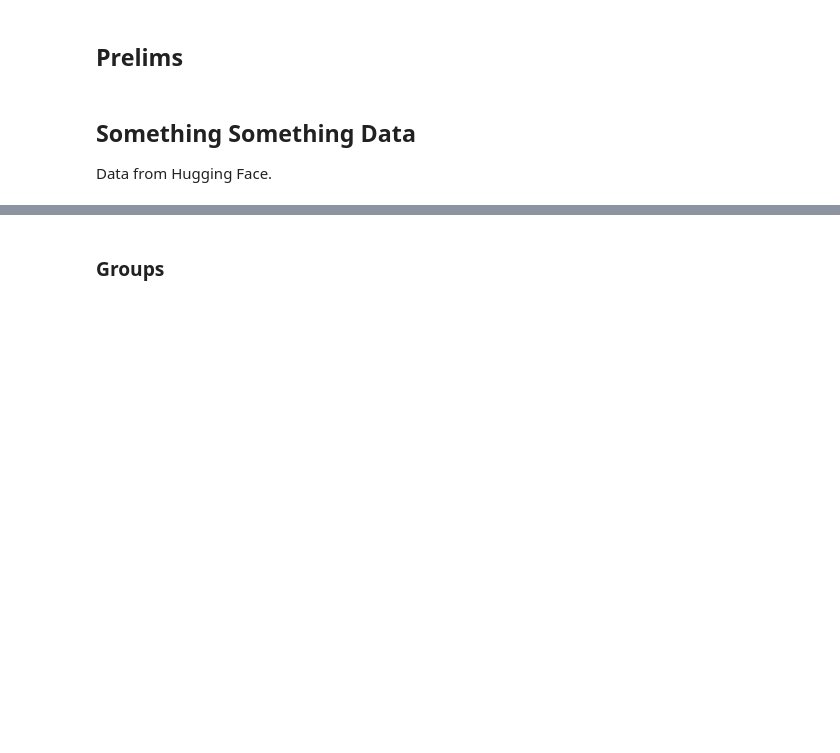
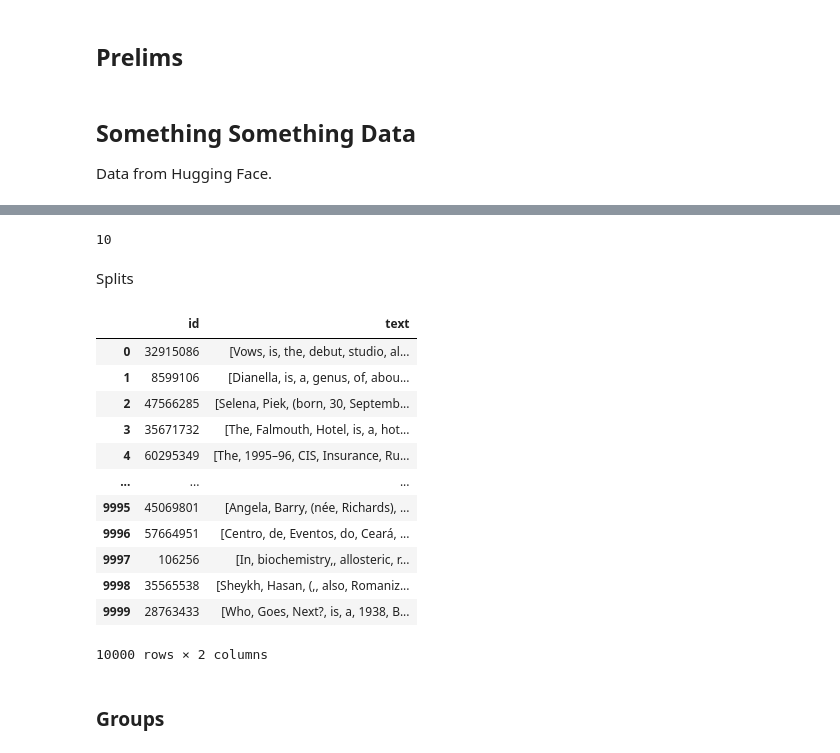
Before and after one commit to rifaaQ/cmsc674, a Jupyter notebook: test_data/test_data_example.ipynb, the cells around one changed output, grey strips where cells are left out. Saved outputs shown, nothing was run; the diff lists cells and outputs as text; code cells hidden in the pictures; blank space fills up the shorter version.

Commit message:
started word chunk splits

```diff
--- a/test_data/test_data_example.ipynb
+++ b/test_data/test_data_example.ipynb
@@ -40,6 +40,49 @@ df.head(5)
 | 2 | 47566285 | https://en.wikipedia.org/wiki/Sel... | Selena Piek | Selena Piek (born 30 September 19... |
 | 3 | 35671732 | https://en.wikipedia.org/wiki/The... | The Falmouth Hotel | The Falmouth Hotel is a hotel on ... |
 | 4 | 60295349 | https://en.wikipedia.org/wiki/199... | 1995–96 Rugby Union County Champi... | The 1995–96 CIS Insurance Rugby U... |
+# %%
+def simple_tokenize(text):
+    """
+    Simple tokenizer by white space.
+    """
+    return text.split()
+
+def tok_split(toks, num_toks):
+    """
+    Split a list of tokens so each list has tokens of same length (except possibly the last one).
+    """
+    split = [toks[i:i+num_toks] for i in range(0, len(toks), num_toks)]
+    return split
+# %%
+txt1 = df.iloc[0]['text']
+tok1 = simple_tokenize(txt1)
+splits1 = tok_split(tok1, 100)
+len(splits1)
+# %% [output]
+10
+# %% [markdown]
+Splits
+# %%
+df_tmp = df.copy()
+df_tmp = df_tmp.drop(['url','title'], axis=1) # cols not needed for now
+
+num_toks = 100
+df_tmp['text'] = df_tmp['text'].map(lambda x: simple_tokenize(x)) # tokenize
+df_tmp
+# %% [output]
+|  | id | text |
+| 0 | 32915086 | [Vows, is, the, debut, studio, al... |
+| 1 | 8599106 | [Dianella, is, a, genus, of, abou... |
+| 2 | 47566285 | [Selena, Piek, (born, 30, Septemb... |
+| 3 | 35671732 | [The, Falmouth, Hotel, is, a, hot... |
+| 4 | 60295349 | [The, 1995–96, CIS, Insurance, Ru... |
+| ... | ... | ... |
+| 9995 | 45069801 | [Angela, Barry, (née, Richards), ... |
+| 9996 | 57664951 | [Centro, de, Eventos, do, Ceará, ... |
+| 9997 | 106256 | [In, biochemistry,, allosteric, r... |
+| 9998 | 35565538 | [Sheykh, Hasan, (,, also, Romaniz... |
+| 9999 | 28763433 | [Who, Goes, Next?, is, a, 1938, B... |
+10000 rows × 2 columns
 # %% [markdown]
 ### Groups
 # %%
```
